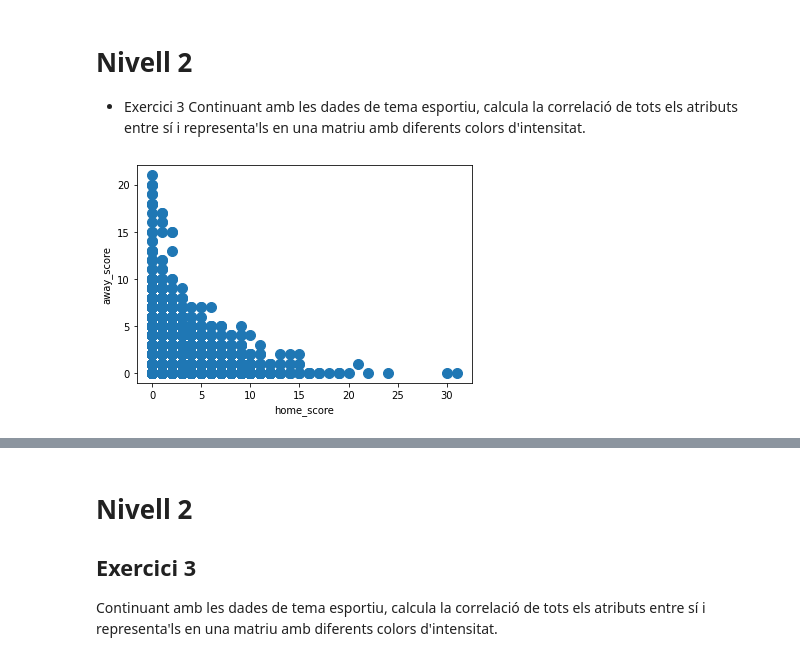
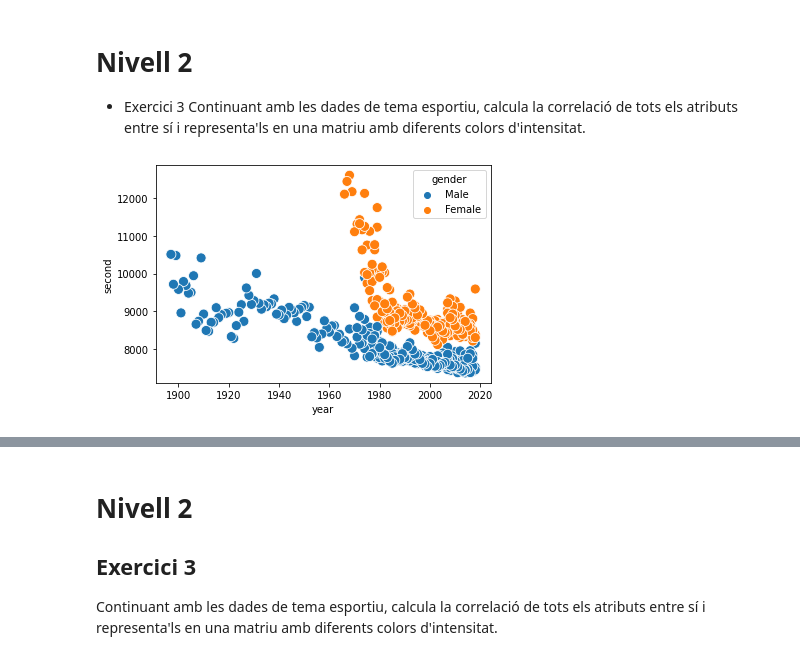
Before and after one commit to JMML2021/0601_Statistics, a Jupyter notebook: 0601_Statistic.ipynb, the cells around one changed output, grey strips where cells are left out. Cells and saved outputs as stored; diff of their text form; code cells hidden in the pictures.

```diff
--- a/0601_Statistic.ipynb
+++ b/0601_Statistic.ipynb
@@ -136,7 +140,7 @@ df1
 # Nivell 2
 - Exercici 3
 Continuant amb les dades de tema esportiu, calcula la correlació de tots els atributs entre sí i representa'ls en una matriu amb diferents colors d'intensitat.
-# %%
-df1.plot.scatter(x = 'home_score', y = 'away_score', s = 100);
-# %% [output]
-[figure, removed]
+# %%
+sns.scatterplot(x = 'year', y = 'second', data = df1, hue='gender', s = 100);
+# %% [output]
+[figure, added]
```
Also changed, not shown: parts of 16 cells of this notebook.
